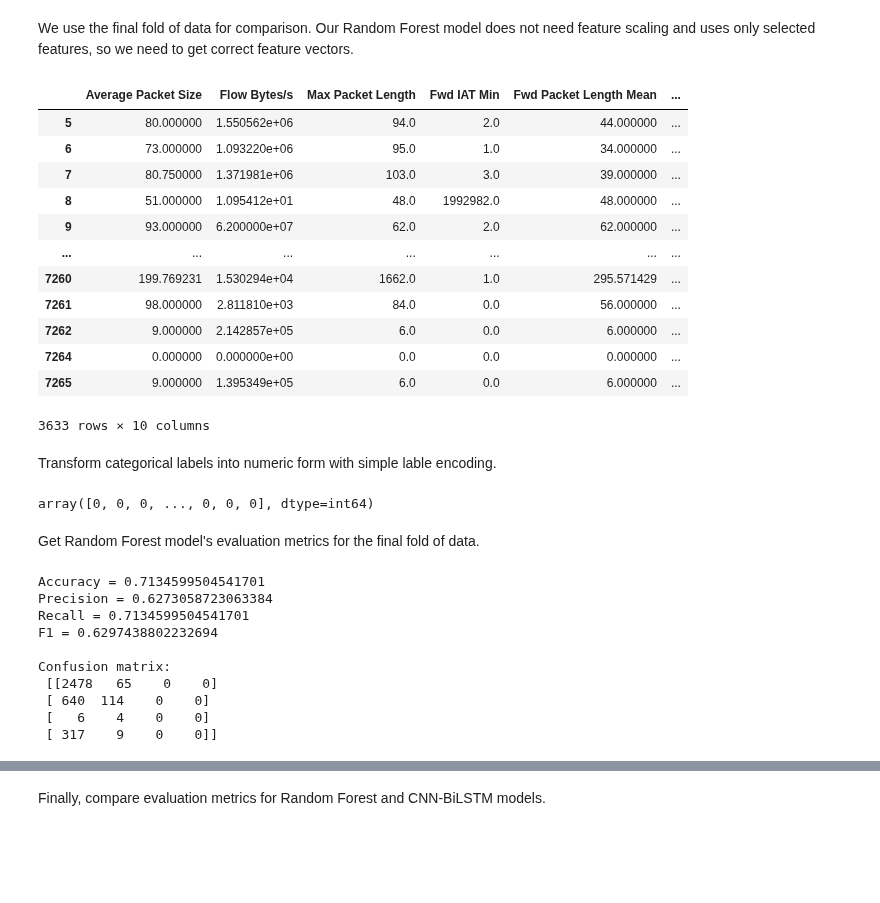
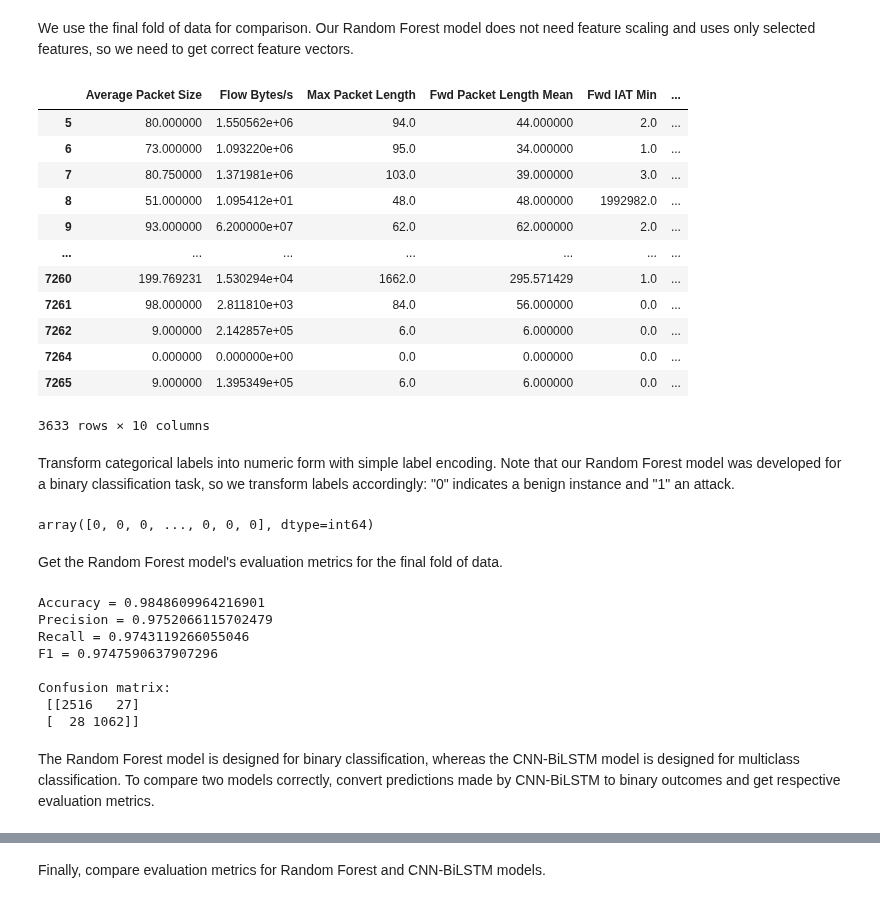
Before and after one commit to fisher85/ml-cybersecurity, a Jupyter notebook: python-web-attack-detection/web-attack-detection-using-CNN-BiLSTM.ipynb, the cells around one changed output, grey strips where cells are left out. Cells and saved outputs as stored; diff of their text form; code cells hidden in the pictures; blank space fills up the shorter version.

```diff
--- a/python-web-attack-detection/web-attack-detection-using-CNN-BiLSTM.ipynb
+++ b/python-web-attack-detection/web-attack-detection-using-CNN-BiLSTM.ipynb
@@ -414,26 +414,33 @@ RandomForestClassifier(max_depth=17, max_features=10, min_samples_leaf=3,
 # %% [markdown]
 We use the final fold of data for comparison. Our Random Forest model does not need feature scaling and uses only selected features, so we need to get correct feature vectors.
 # %%
-columns = ['Average Packet Size', 'Flow Bytes/s', 'Max Packet Length', 'Fwd IAT Min',
-           'Fwd Packet Length Mean', 'Total Length of Fwd Packets', 'Flow IAT Mean',
-           'Fwd IAT Std', 'Fwd Packet Length Max', 'Fwd Header Length']
+columns = ['Average Packet Size',
+           'Flow Bytes/s',
+           'Max Packet Length',
+           'Fwd Packet Length Mean',
+           'Fwd IAT Min',
+           'Total Length of Fwd Packets',
+           'Flow IAT Mean',
+           'Fwd Packet Length Max',
+           'Fwd IAT Std',
+           'Fwd Header Length']
 X_test = X.iloc[test_index]
 X_test = X_test[columns]
 X_test
 # %% [output]
-|  | Average Packet Size | Flow Bytes/s | Max Packet Length | Fwd IAT Min | Fwd Packet Length Mean | ... |
-| 5 | 80.000000 | 1.550562e+06 | 94.0 | 2.0 | 44.000000 | ... |
-| 6 | 73.000000 | 1.093220e+06 | 95.0 | 1.0 | 34.000000 | ... |
-| 7 | 80.750000 | 1.371981e+06 | 103.0 | 3.0 | 39.000000 | ... |
-| 8 | 51.000000 | 1.095412e+01 | 48.0 | 1992982.0 | 48.000000 | ... |
-| 9 | 93.000000 | 6.200000e+07 | 62.0 | 2.0 | 62.000000 | ... |
+|  | Average Packet Size | Flow Bytes/s | Max Packet Length | Fwd Packet Length Mean | Fwd IAT Min | ... |
+| 5 | 80.000000 | 1.550562e+06 | 94.0 | 44.000000 | 2.0 | ... |
+| 6 | 73.000000 | 1.093220e+06 | 95.0 | 34.000000 | 1.0 | ... |
+| 7 | 80.750000 | 1.371981e+06 | 103.0 | 39.000000 | 3.0 | ... |
+| 8 | 51.000000 | 1.095412e+01 | 48.0 | 48.000000 | 1992982.0 | ... |
+| 9 | 93.000000 | 6.200000e+07 | 62.0 | 62.000000 | 2.0 | ... |
 | ... | ... | ... | ... | ... | ... | ... |
-| 7260 | 199.769231 | 1.530294e+04 | 1662.0 | 1.0 | 295.571429 | ... |
-| 7261 | 98.000000 | 2.811810e+03 | 84.0 | 0.0 | 56.000000 | ... |
-| 7262 | 9.000000 | 2.142857e+05 | 6.0 | 0.0 | 6.000000 | ... |
-| 7264 | 0.000000 | 0.000000e+00 | 0.0 | 0.0 | 0.000000 | ... |
-| 7265 | 9.000000 | 1.395349e+05 | 6.0 | 0.0 | 6.000000 | ... |
+| 7260 | 199.769231 | 1.530294e+04 | 1662.0 | 295.571429 | 1.0 | ... |
+| 7261 | 98.000000 | 2.811810e+03 | 84.0 | 56.000000 | 0.0 | ... |
+| 7262 | 9.000000 | 2.142857e+05 | 6.0 | 6.000000 | 0.0 | ... |
+| 7264 | 0.000000 | 0.000000e+00 | 0.0 | 0.000000 | 0.0 | ... |
+| 7265 | 9.000000 | 1.395349e+05 | 6.0 | 6.000000 | 0.0 | ... |
 3633 rows × 10 columns
 # %% [markdown]
-Transform categorical labels into numeric form with simple lable encoding.
+Transform categorical labels into numeric form with simple label encoding. Note that our Random Forest model was developed for a binary classification task, so we transform labels accordingly: "0" indicates a benign instance and "1" an attack.
 # %%
@@ -452,36 +449,32 @@ y_test
 # %% [output]
 array([0, 0, 0, ..., 0, 0, 0], dtype=int64)
 # %% [markdown]
-Get Random Forest model's evaluation metrics for the final fold of data.
+Get the Random Forest model's evaluation metrics for the final fold of data.
 # %%
-y_eval = y_test
+y_pred_rfc = rfc.predict(X_test.values)
 
-y_pred = rfc.predict(X_test)
-#y_pred = np.argmax(y_pred, axis=1)
-#y_eval = np.argmax(y_test_encoded, axis=1)
-
-accuracy_rfc = metrics.accuracy_score(y_eval, y_pred)
-precision_rfc = metrics.precision_score(y_eval, y_pred, average='weighted')
-recall_rfc = metrics.recall_score(y_eval, y_pred, average='weighted')
-f1_rfc = metrics.f1_score(y_eval, y_pred, average='weighted')
+accuracy_rfc = metrics.accuracy_score(y_test, y_pred_rfc)
+precision_rfc = metrics.precision_score(y_test, y_pred_rfc)
+recall_rfc = metrics.recall_score(y_test, y_pred_rfc)
+f1_rfc = metrics.f1_score(y_test, y_pred_rfc)
 
 print('Accuracy =', accuracy_rfc)
 print('Precision =', precision_rfc)
 print('Recall =', recall_rfc)
 print('F1 =', f1_rfc)
 
-confusion_matrix_rfc = metrics.confusion_matrix(y_eval, y_pred)
+confusion_matrix_rfc = metrics.confusion_matrix(y_test, y_pred_rfc)
 confusion_matrix_rfc
 
 print('\nConfusion matrix:\n', confusion_matrix_rfc)
 # %% [output]
-Accuracy = 0.7134599504541701
-Precision = 0.6273058723063384
-Recall = 0.7134599504541701
-F1 = 0.6297438802232694
+Accuracy = 0.9848609964216901
+Precision = 0.9752066115702479
+Recall = 0.9743119266055046
+F1 = 0.9747590637907296
 
 Confusion matrix:
- [[2478   65    0    0]
- [ 640  114    0    0]
- [   6    4    0    0]
- [ 317    9    0    0]]
+ [[2516   27]
+ [  28 1062]]
+# %% [markdown]
+The Random Forest model is designed for binary classification, whereas the CNN-BiLSTM model is designed for multiclass classification. To compare two models correctly, convert predictions made by CNN-BiLSTM to binary outcomes and get respective evaluation metrics.
```
Also changed, not shown: parts of 8 cells of this notebook.
